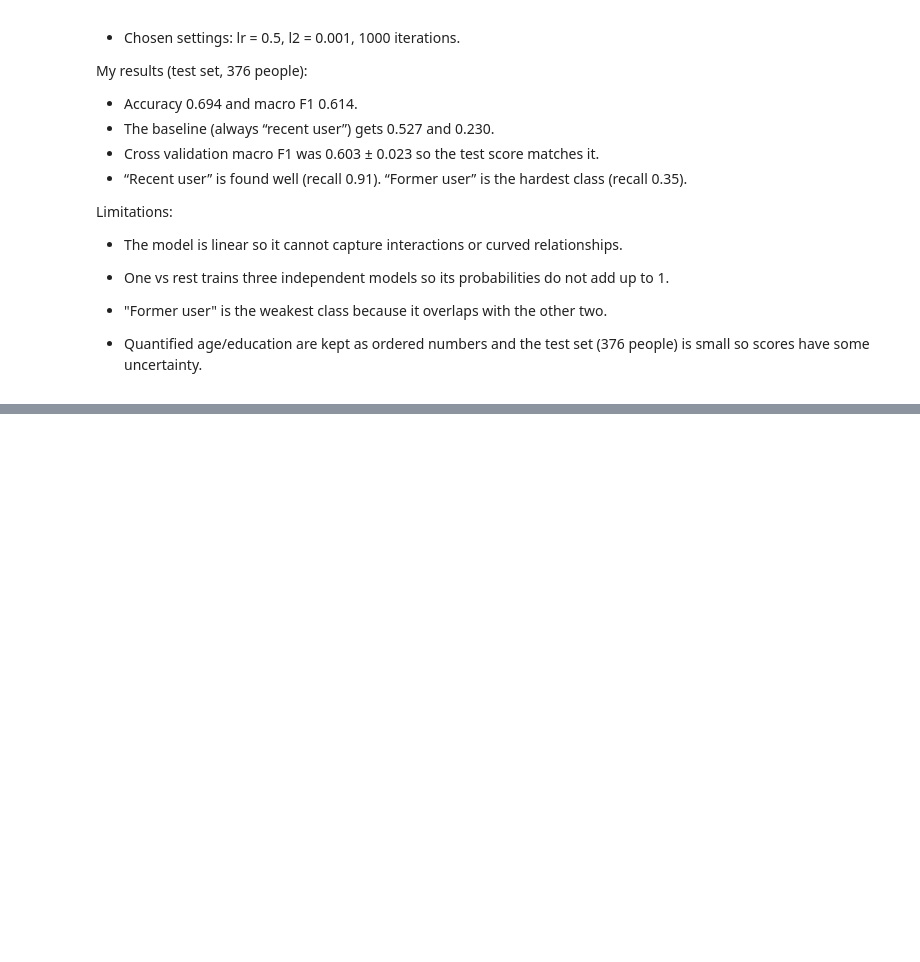
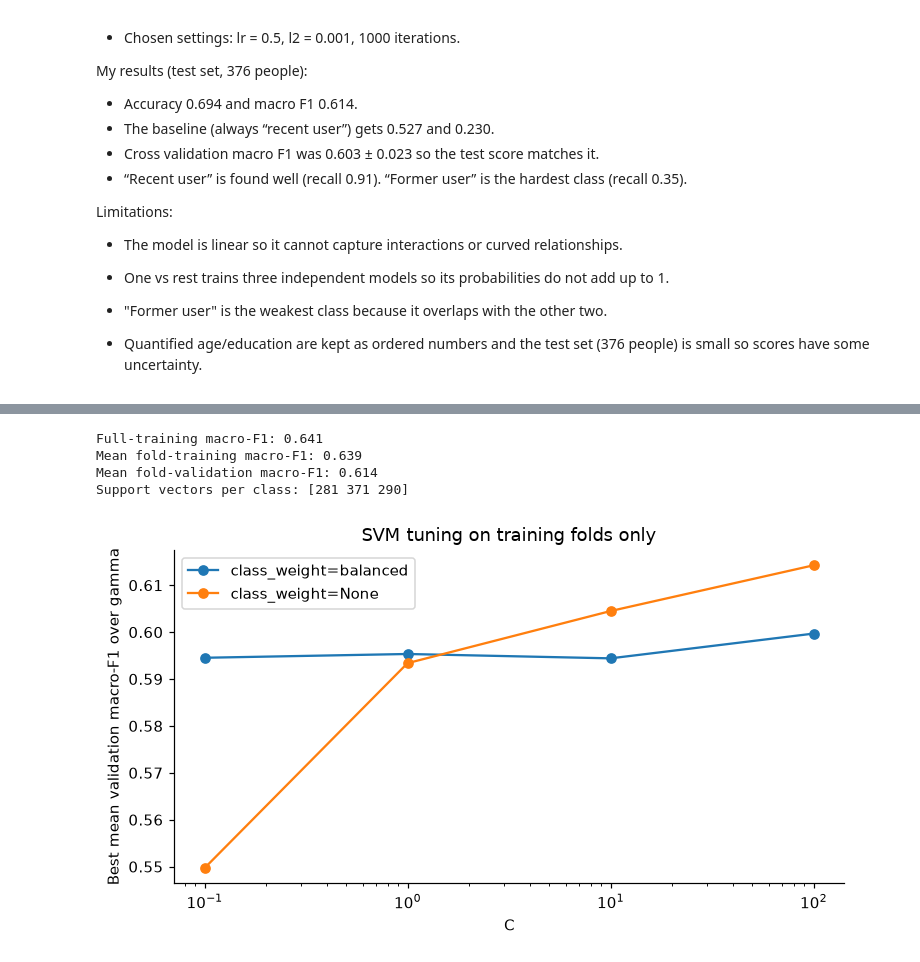
Before and after one commit to bestabhinav97/ml-final-project, a Jupyter notebook: notebooks/ML_project.ipynb, the cells around one changed output, grey strips where cells are left out. Saved outputs shown, nothing was run; the diff lists cells and outputs as text; code cells hidden in the pictures; blank space fills up the shorter version.

```diff
--- a/notebooks/ML_project.ipynb
+++ b/notebooks/ML_project.ipynb
@@ -873,0 +942,27 @@ Limitations:
+# %%
+svm_final = svm_search.best_estimator_
+svm_train_pred = svm_final.predict(Xtr_raw)
+svm_train_f1 = f1_score(ytr, svm_train_pred, average="macro")
+print(f"Full-training macro-F1: {svm_train_f1:.3f}")
+print(f"Mean fold-training macro-F1: {svm_best_row['mean_train_macro_f1']:.3f}")
+print(f"Mean fold-validation macro-F1: {svm_search.best_score_:.3f}")
+print("Support vectors per class:", svm_final.named_steps["svc"].n_support_)
+
+fig, ax = plt.subplots(figsize=(7, 4))
+for weight, group in svm_cv_results.groupby("param_svc__class_weight", dropna=False):
+    label = "None" if pd.isna(weight) else str(weight)
+    # For each C, show its best gamma for this weight setting.
+    curve = group.groupby("param_svc__C")["mean_test_macro_f1"].max()
+    ax.plot(curve.index.astype(float), curve.values, marker="o", label=f"class_weight={label}")
+ax.set(xscale="log", xlabel="C", ylabel="Best mean validation macro-F1 over gamma",
+       title="SVM tuning on training folds only")
+ax.legend()
+fig.tight_layout()
+fig.savefig(FIGURES / "svm_validation.png", dpi=150)
+plt.show()
+# %% [output]
+Full-training macro-F1: 0.641
+Mean fold-training macro-F1: 0.639
+Mean fold-validation macro-F1: 0.614
+Support vectors per class: [281 371 290]
+[figure, added]
```
Also changed, not shown: parts of 10 cells of this notebook, 16 other files.
